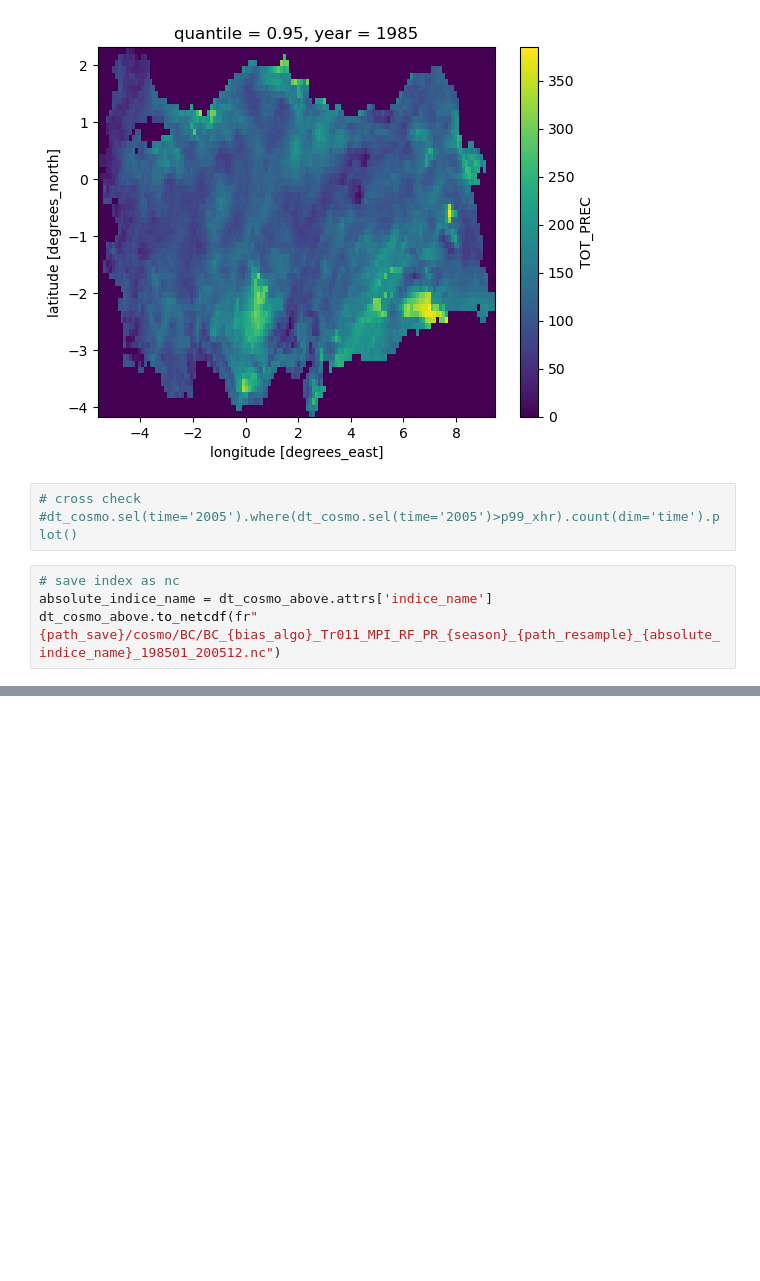
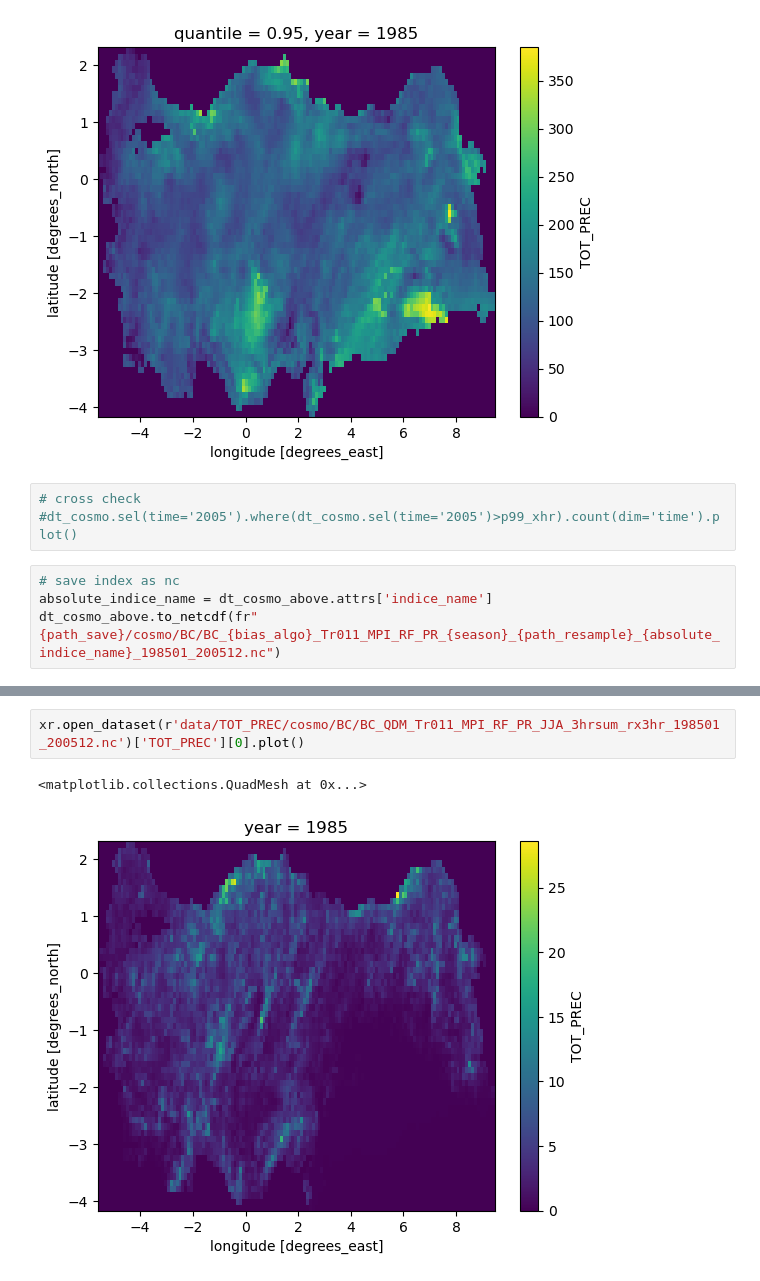
Before and after one commit to donmezkutay/msc-thesis-codes, a Jupyter notebook: BC_calculate_extreme_indices.ipynb, the cells around one changed output, grey strips where cells are left out. Cells and saved outputs as stored; diff of their text form; blank space fills up the shorter version.

```diff
--- a/BC_calculate_extreme_indices.ipynb
+++ b/BC_calculate_extreme_indices.ipynb
@@ -166,0 +233,5 @@ dt_cosmo_above.to_netcdf(fr"{path_save}/cosmo/BC/BC_{bias_algo}_Tr011_MPI_RF_PR_
+# %%
+xr.open_dataset(r'data/TOT_PREC/cosmo/BC/BC_QDM_Tr011_MPI_RF_PR_JJA_3hrsum_rx3hr_198501_200512.nc')['TOT_PREC'][0].plot()
+# %% [output]
+<matplotlib.collections.QuadMesh at 0x...>
+[figure, added]
```
Also changed, not shown: parts of 28 cells of this notebook.
